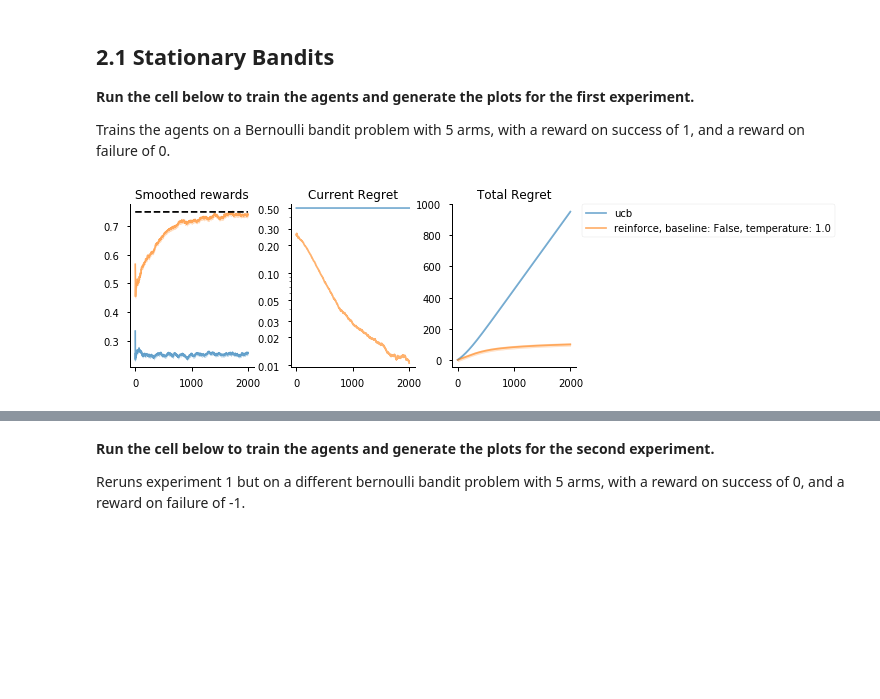
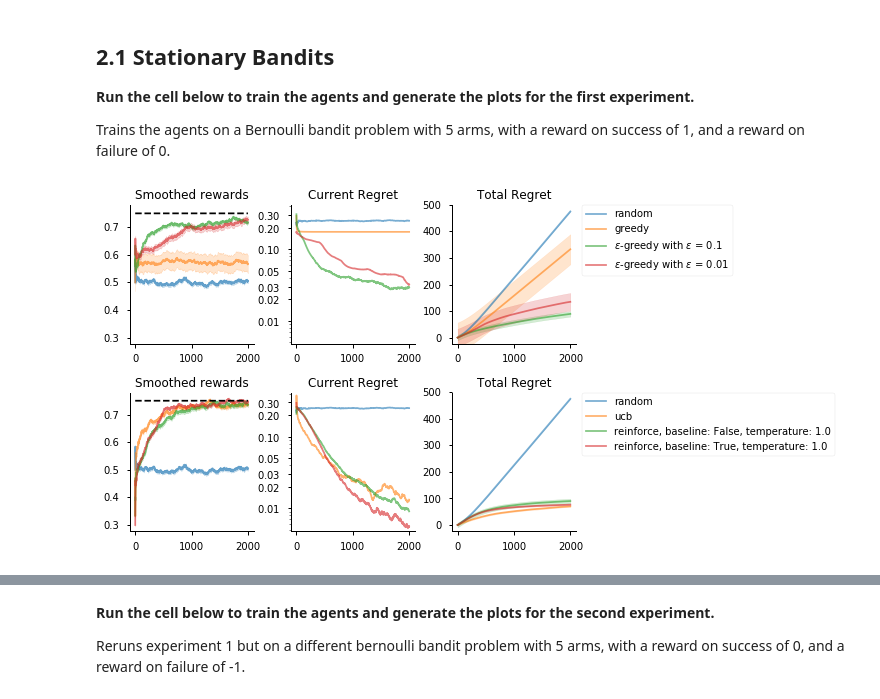
Before and after one commit to Mazzanicolas/DRL, a Jupyter notebook: DRL2019_Assignment1.ipynb, the cells around one changed output, grey strips where cells are left out. Cells and saved outputs as stored; diff of their text form; code cells hidden in the pictures; blank space fills up the shorter version.

```diff
--- a/DRL2019_Assignment1.ipynb
+++ b/DRL2019_Assignment1.ipynb
@@ -562,24 +562,19 @@ class UCB(object):
     self.reset()
 
   def step(self, previous_action, reward):
-    for arm in self._counts:
-        if arm == 0:
-            return int(arm)
+    if previous_action is not None:
+        t = np.sum(self._counts)
+        r = reward
+        q_a = self._estimates[previous_action] # estimate at time t of true value (expected reward) of action a
+        self._counts[previous_action] += 1
+        n_a = self._counts[previous_action]    # number of times action a has been selected up prior to time t
 
-    self._counts[previous_action] += 1
-    r = reward
-    q_a = self._estimates[previous_action] # estimate at time t of true value (expected reward) of action a
-    n_a = self._counts[previous_action]    # number of times action a has been selected up prior to time t
-    t   = np.sum(self._counts)
+        self._estimates[previous_action] += 1/self._counts[previous_action]*(r - q_a)
+        ucbs = self.c*np.sqrt(np.log(t)/self._counts)
 
-      #ucbs = ((r-q_a)/n_a) + self.c*np.sqrt(np.log(t)/n_a)
-    ucbs = q_a + self.c*np.sqrt(np.log(t)/n_a)
-      #print(self._estimates)
-    action = argmax(self._estimates + ucbs)
-
-    n = self._counts[previous_action]
-    self._estimates[previous_action] += ((n-1)/n) * n + (1/n) *r
-
+        action = np.argmax(self._estimates + ucbs)
+    else:
+        action = np.random.randint(self._number_of_arms)
     return action
 
   def reset(self):
@@ -646,20 +641,20 @@ with a reward on success of 1, and a reward on failure of 0.
 # %%
 #@title Experiment 1: Bernoulli bandit
 #%%capture experiment1
 
 number_of_arms = 5
 number_of_steps = 2000
 
 agents = [
-    #Random(number_of_arms),
-    #Greedy(number_of_arms),
-    #EpsilonGreedy(number_of_arms, 0.1),
-    #EpsilonGreedy(number_of_arms, 0.01),
+    Random(number_of_arms),
+    Greedy(number_of_arms),
+    EpsilonGreedy(number_of_arms, 0.1),
+    EpsilonGreedy(number_of_arms, 0.01),
     UCB(number_of_arms),
     REINFORCE(number_of_arms),
-    #REINFORCE(number_of_arms, baseline=True),
+    REINFORCE(number_of_arms, baseline=True),
 ]
 
 train_agents(agents, number_of_arms, number_of_steps)
 # %% [output]
-[figure, old version]
+[figure, new version]
```
Also changed, not shown: parts of 5 cells of this notebook.
